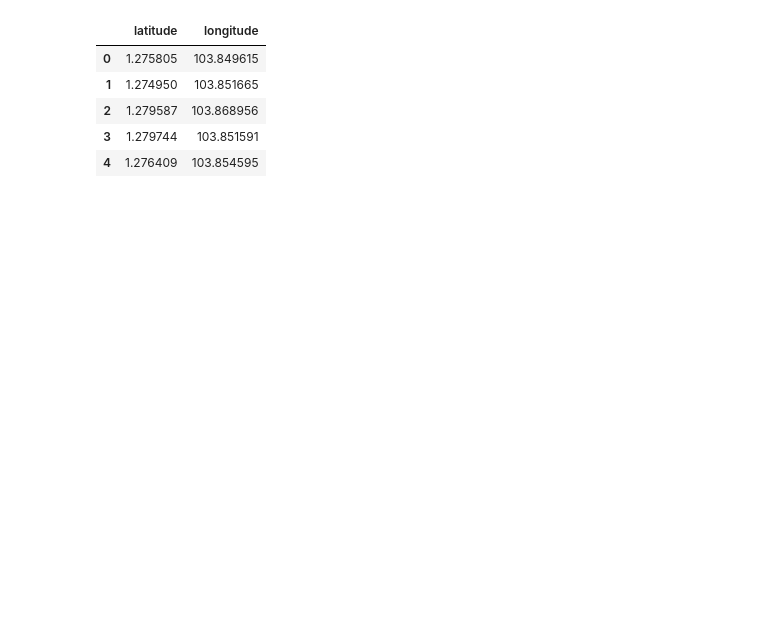
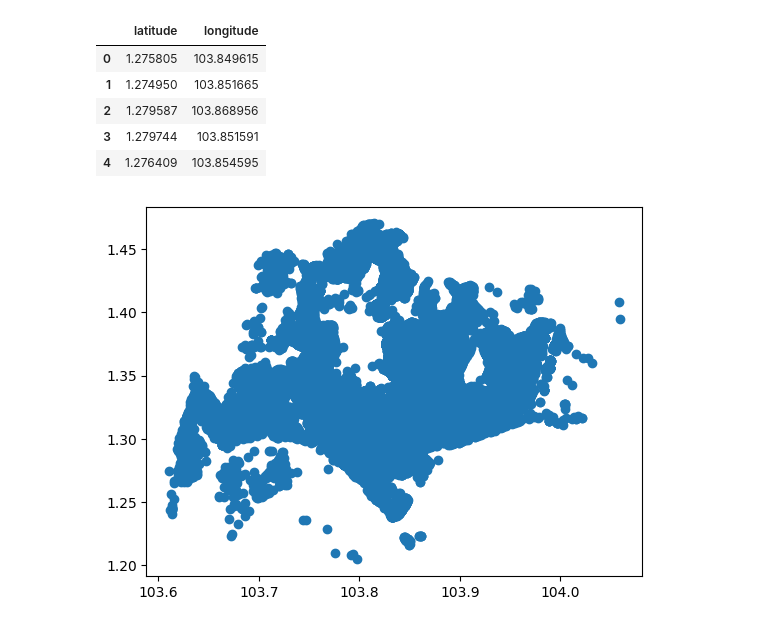
Before and after one commit to NicsLvl/McPredictor, a Jupyter notebook: postal_codes.ipynb, the cells around one changed output. Cells and saved outputs as stored; diff of their text form; code cells hidden in the pictures; blank space fills up the shorter version.

```diff
--- a/postal_codes.ipynb
+++ b/postal_codes.ipynb
@@ -3,7 +3,7 @@ import json
 import pandas as pd
 # %%
 # extract all latitudes and longitudes from the json file
-with open('database.json') as f:
+with open('data/database.json') as f:
     data = json.load(f)
     latitudes = [float(x['LATITUDE']) for x in data]
     longitudes = [float(x['LONGITUDE']) for x in data]
@@ -69,0 +27,9 @@ features = [
+# %%
+# do a scatter plot of df
+import matplotlib.pyplot as plt
+%matplotlib inline
+
+plt.scatter(df['longitude'], df['latitude'])
+plt.show()
+# %% [output]
+[figure, added]
```
Also changed, not shown: parts of 2 cells of this notebook.
